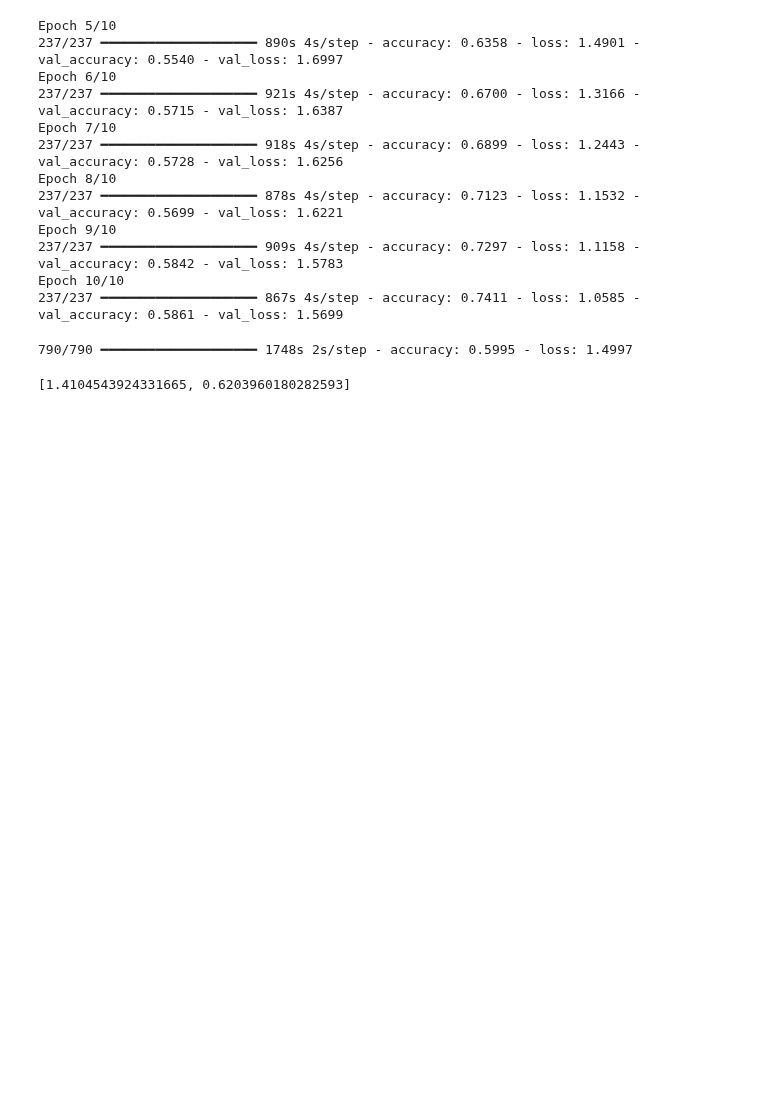
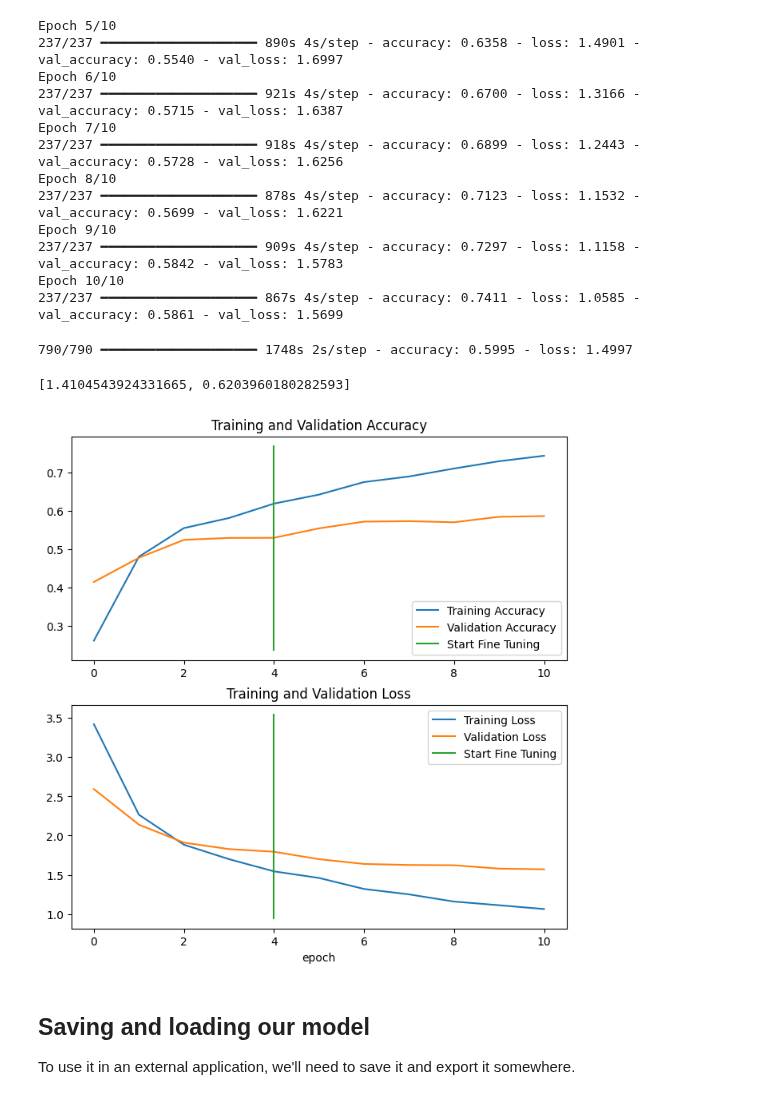
Before and after one commit to masrik-dev/Deep-Learning-with-TensorFlow-and-Python, a Jupyter notebook: 06_transfer_learning_in_tensorflow_part_3_scaling_up.ipynb, the cells around one changed output. Drawn from its saved outputs; the diff is of its cells as text; code cells hidden in the pictures; blank space fills up the shorter version.

```diff
--- a/06_transfer_learning_in_tensorflow_part_3_scaling_up.ipynb
+++ b/06_transfer_learning_in_tensorflow_part_3_scaling_up.ipynb
@@ -273,3 +273,14 @@ all_classes_10_percent_fine_tune_results
 # %% [output]
 790/790 ━━━━━━━━━━━━━━━━━━━━ 1748s 2s/step - accuracy: 0.5995 - loss: 1.4997
 [1.4104543924331665, 0.6203960180282593]
+# %%
+# Compare the histories of feature extraction model with fine-tunining model
+compare_historys(original_history=history_all_classes_10_percent,
+                 new_history=history_all_classes_10_percent_fine_tune,
+                 initial_epochs=5)
+# %% [output]
+[figure, added]
+# %% [markdown]
+## Saving and loading our model
+
+To use it in an external application, we'll need to save it and export it somewhere.
```
Also changed, not shown: parts of 11 cells of this notebook.
